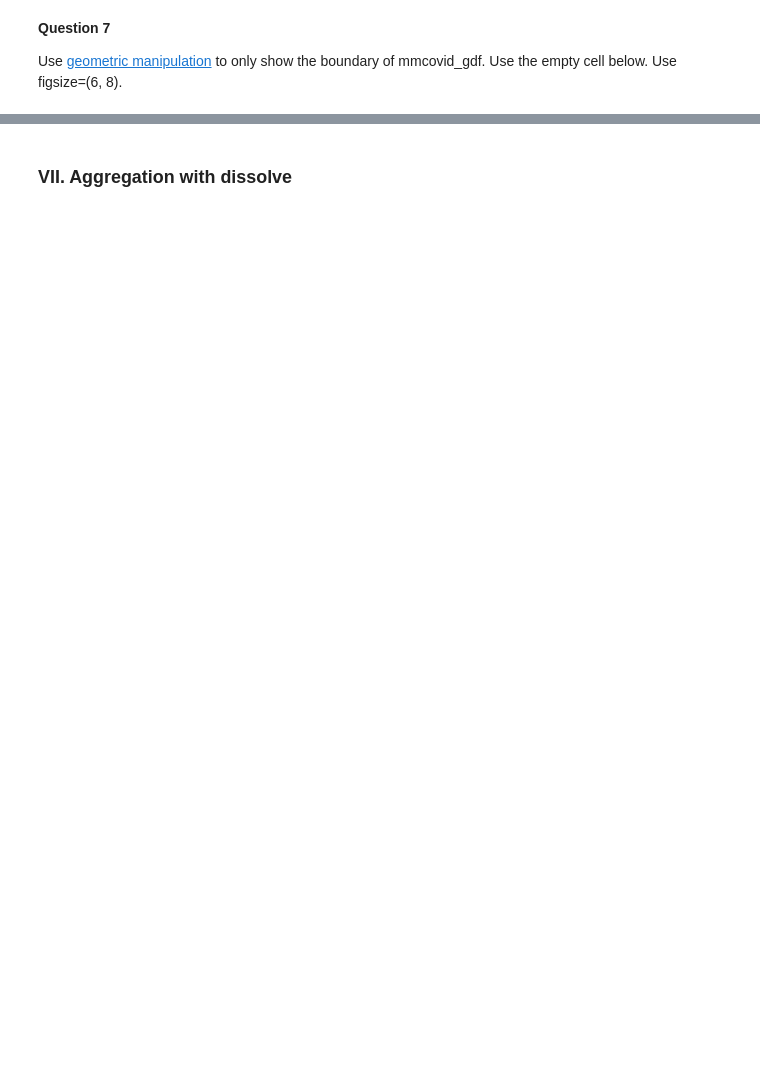
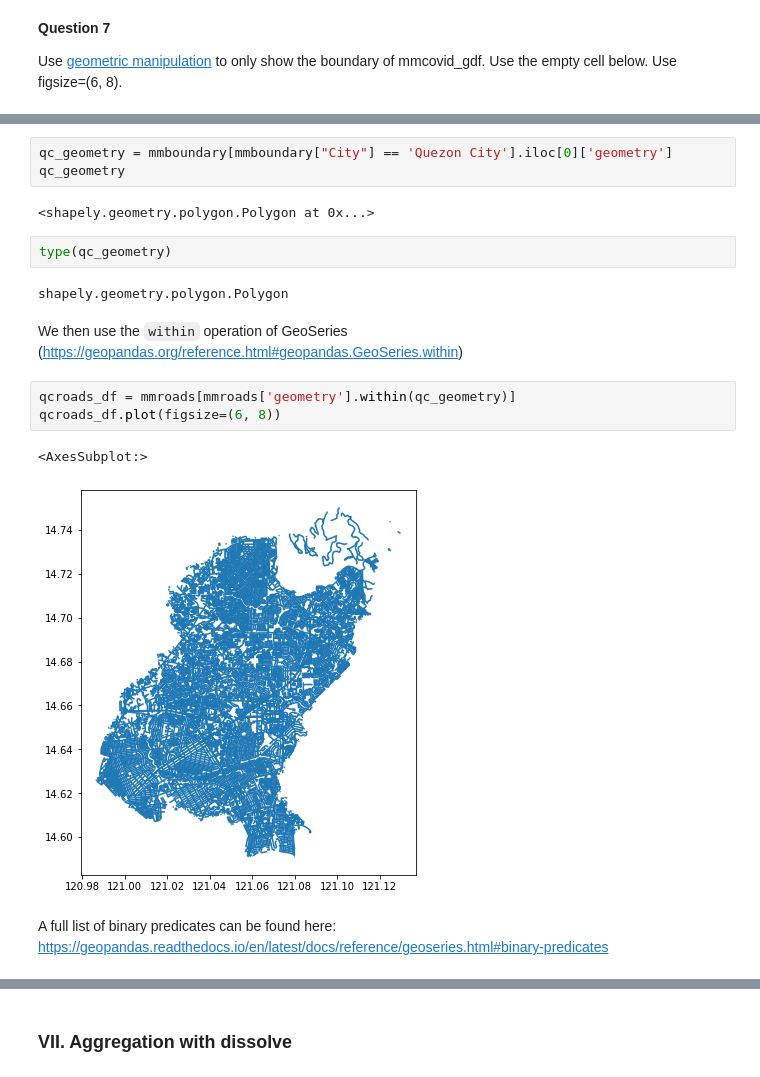
Before and after one commit to nikkopante/geopandas-tutorial, a Jupyter notebook: Geopandas Tutorial.ipynb, the cells around one changed output, grey strips where cells are left out. Drawn from its saved outputs; the diff is of its cells as text; blank space fills up the shorter version.

```diff
--- a/Geopandas Tutorial.ipynb
+++ b/Geopandas Tutorial.ipynb
@@ -238 +357,21 @@ Use <a href='https://geopandas.org/geometric_manipulations.html#constructive-met
+# %%
+qc_geometry = mmboundary[mmboundary["City"] == 'Quezon City'].iloc[0]['geometry']
+qc_geometry
+# %% [output]
+<shapely.geometry.polygon.Polygon at 0x...>
+# %%
+type(qc_geometry)
+# %% [output]
+shapely.geometry.polygon.Polygon
+# %% [markdown]
+We then use the `within` operation of GeoSeries (https://geopandas.org/reference.html#geopandas.GeoSeries.within)
+# %%
+qcroads_df = mmroads[mmroads['geometry'].within(qc_geometry)]
+qcroads_df.plot(figsize=(6, 8))
+# %% [output]
+<AxesSubplot:>
+[figure, added]
+# %% [markdown]
+
+A full list of binary predicates can be found here: https://geopandas.readthedocs.io/en/latest/docs/reference/geoseries.html#binary-predicates
 # %% [markdown]
```
Also changed, not shown: parts of 55 cells of this notebook, 5 other files.
